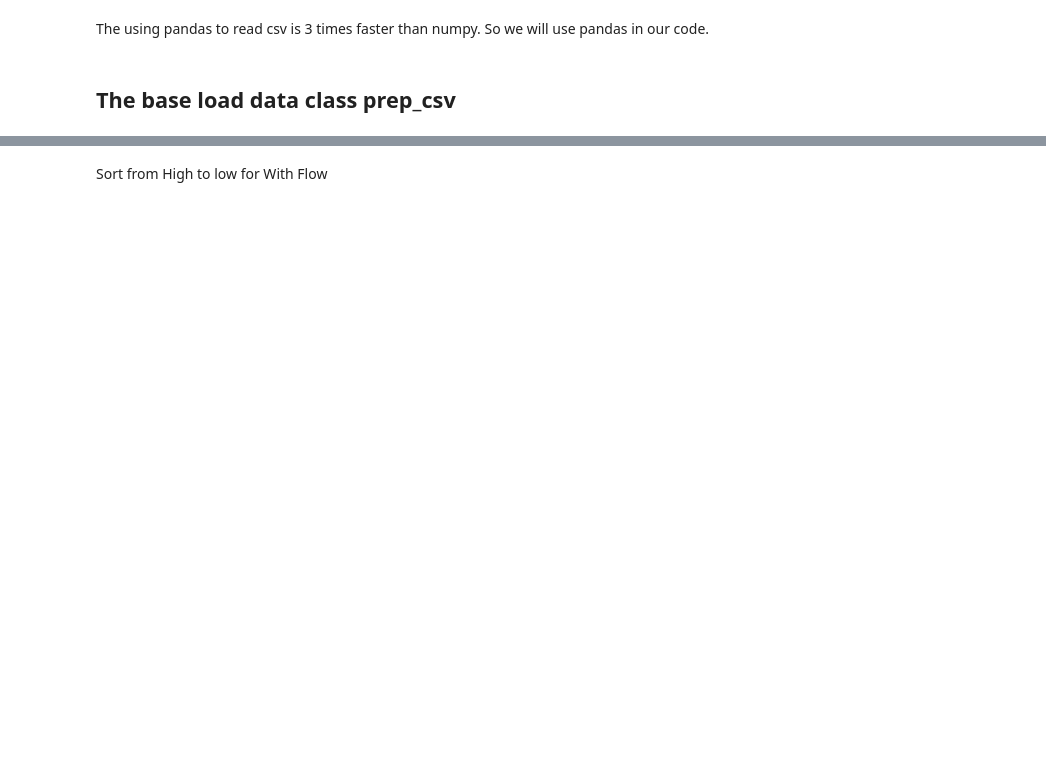
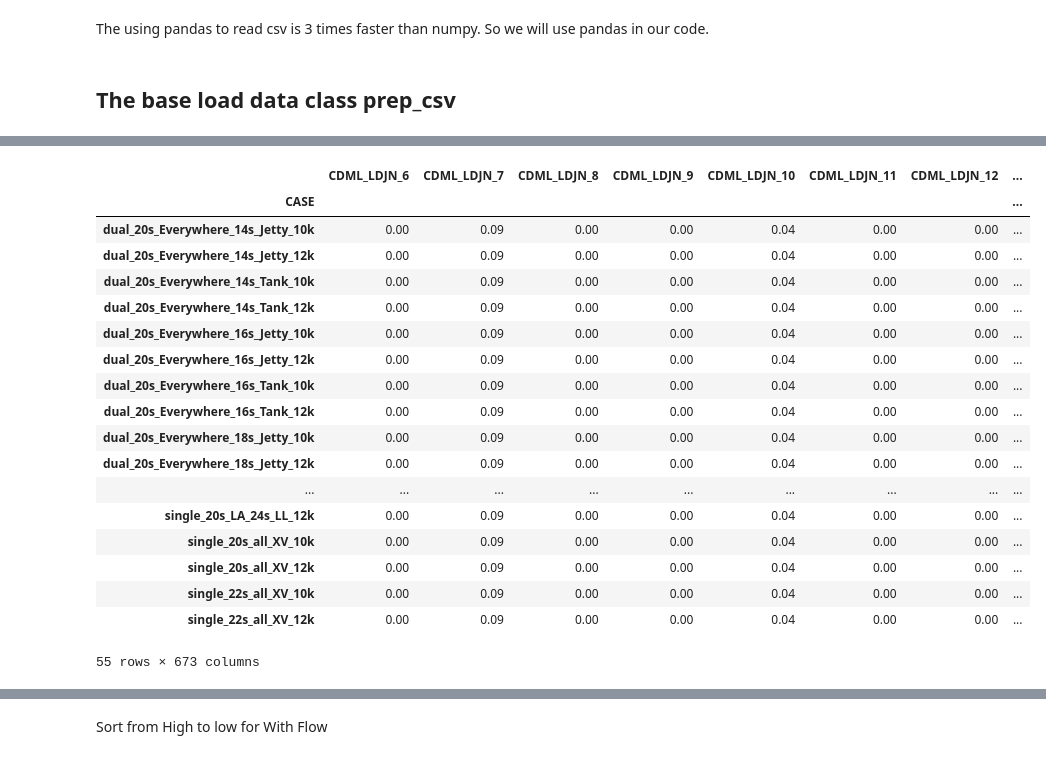
Before and after one commit to TNTran92/sktime, a Jupyter notebook: sktime/benchmarking/sktime_demo.ipynb, the cells around one changed output, grey strips where cells are left out. Saved outputs shown, nothing was run; the diff lists cells and outputs as text; code cells hidden in the pictures; blank space fills up the shorter version.

```diff
--- a/sktime/benchmarking/sktime_demo.ipynb
+++ b/sktime/benchmarking/sktime_demo.ipynb
@@ -238,0 +298,22 @@ MultiIndex([(                    'With Flow', 'kips'),
+# %%
+PrepMyCSV.fmin
+# %% [output]
+|  | CDML_LDJN_6 | CDML_LDJN_7 | CDML_LDJN_8 | CDML_LDJN_9 | CDML_LDJN_10 | CDML_LDJN_11 | CDML_LDJN_12 | ... |
+| CASE |  |  |  |  |  |  |  | ... |
+| dual_20s_Everywhere_14s_Jetty_10k | 0.00 | 0.09 | 0.00 | 0.00 | 0.04 | 0.00 | 0.00 | ... |
+| dual_20s_Everywhere_14s_Jetty_12k | 0.00 | 0.09 | 0.00 | 0.00 | 0.04 | 0.00 | 0.00 | ... |
+| dual_20s_Everywhere_14s_Tank_10k | 0.00 | 0.09 | 0.00 | 0.00 | 0.04 | 0.00 | 0.00 | ... |
+| dual_20s_Everywhere_14s_Tank_12k | 0.00 | 0.09 | 0.00 | 0.00 | 0.04 | 0.00 | 0.00 | ... |
+| dual_20s_Everywhere_16s_Jetty_10k | 0.00 | 0.09 | 0.00 | 0.00 | 0.04 | 0.00 | 0.00 | ... |
+| dual_20s_Everywhere_16s_Jetty_12k | 0.00 | 0.09 | 0.00 | 0.00 | 0.04 | 0.00 | 0.00 | ... |
+| dual_20s_Everywhere_16s_Tank_10k | 0.00 | 0.09 | 0.00 | 0.00 | 0.04 | 0.00 | 0.00 | ... |
+| dual_20s_Everywhere_16s_Tank_12k | 0.00 | 0.09 | 0.00 | 0.00 | 0.04 | 0.00 | 0.00 | ... |
+| dual_20s_Everywhere_18s_Jetty_10k | 0.00 | 0.09 | 0.00 | 0.00 | 0.04 | 0.00 | 0.00 | ... |
+| dual_20s_Everywhere_18s_Jetty_12k | 0.00 | 0.09 | 0.00 | 0.00 | 0.04 | 0.00 | 0.00 | ... |
+| ... | ... | ... | ... | ... | ... | ... | ... | ... |
+| single_20s_LA_24s_LL_12k | 0.00 | 0.09 | 0.00 | 0.00 | 0.04 | 0.00 | 0.00 | ... |
+| single_20s_all_XV_10k | 0.00 | 0.09 | 0.00 | 0.00 | 0.04 | 0.00 | 0.00 | ... |
+| single_20s_all_XV_12k | 0.00 | 0.09 | 0.00 | 0.00 | 0.04 | 0.00 | 0.00 | ... |
+| single_22s_all_XV_10k | 0.00 | 0.09 | 0.00 | 0.00 | 0.04 | 0.00 | 0.00 | ... |
+| single_22s_all_XV_12k | 0.00 | 0.09 | 0.00 | 0.00 | 0.04 | 0.00 | 0.00 | ... |
+55 rows × 673 columns
```
Also changed, not shown: parts of 44 cells of this notebook.
